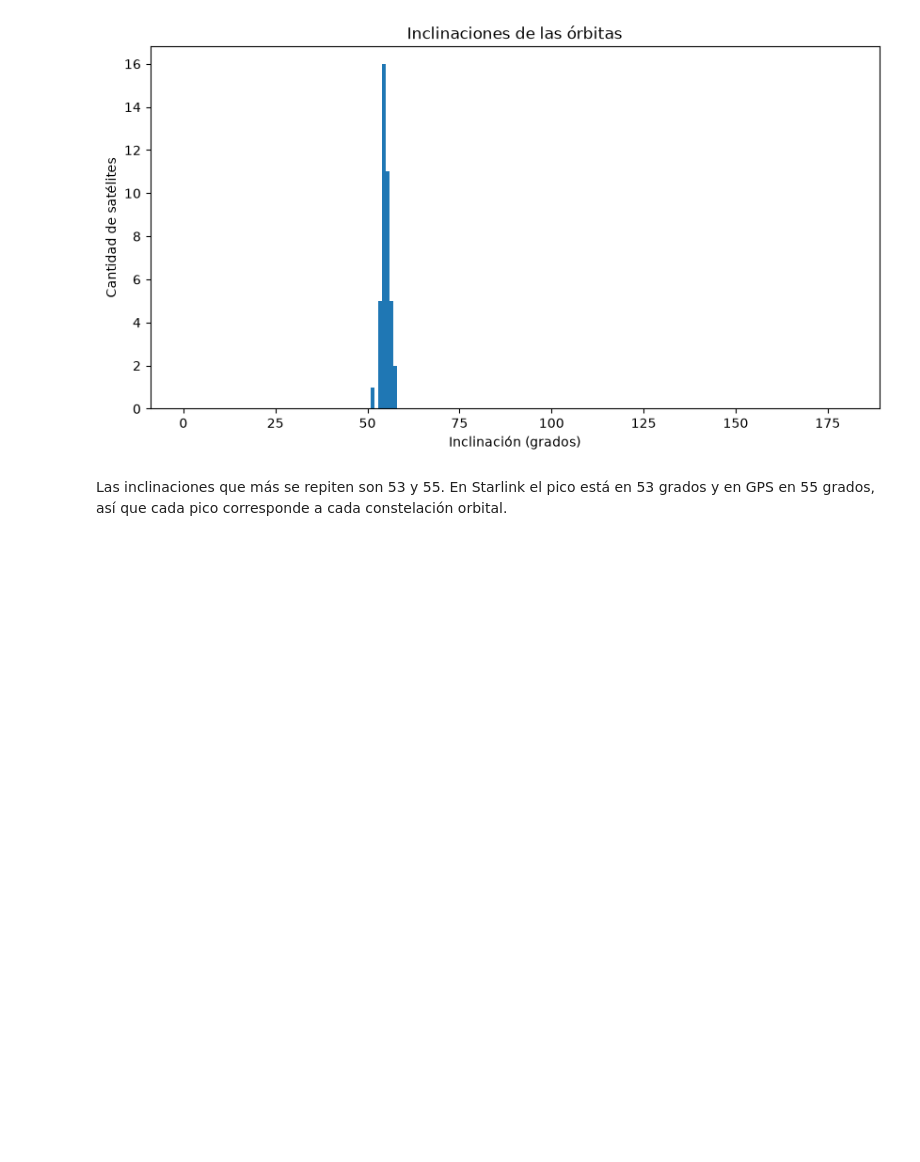
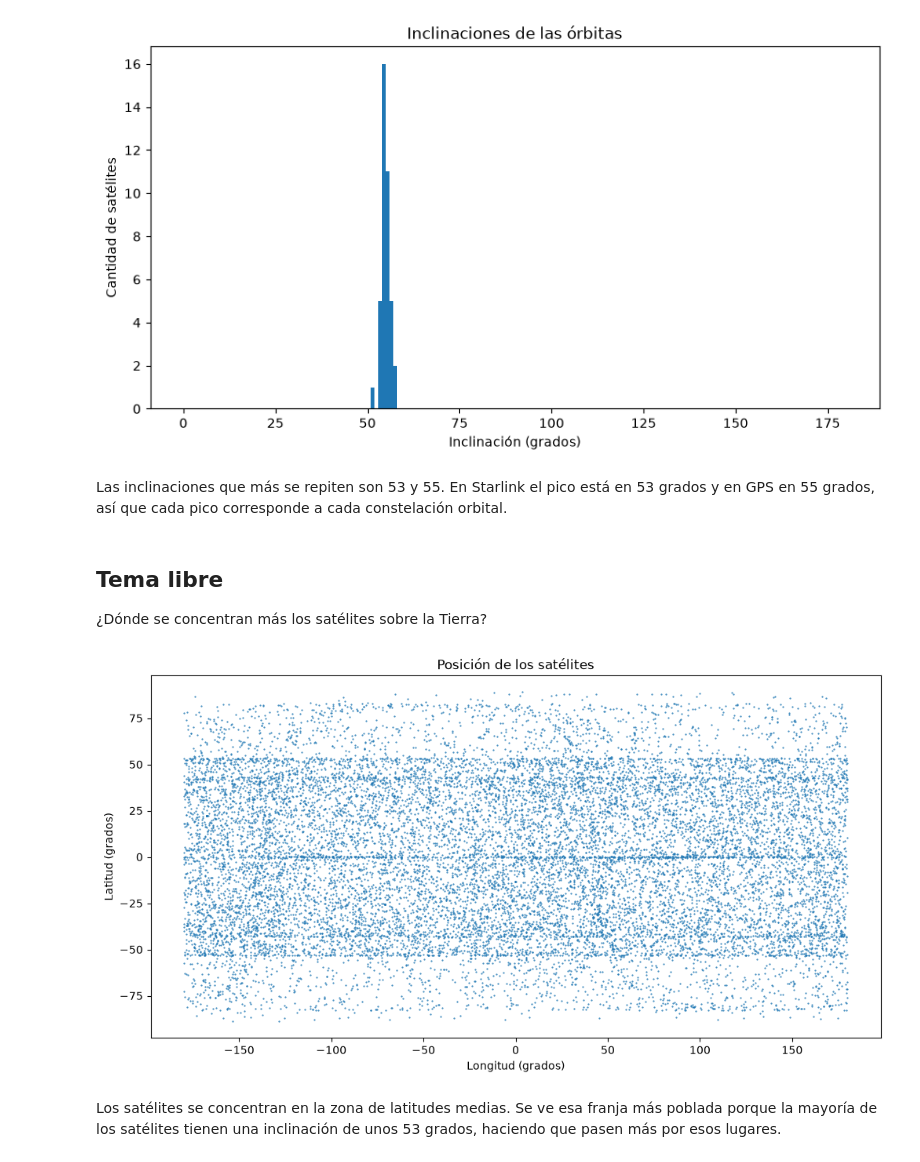
Before and after one commit to rubencea12-blip/Trabajo-Proyecto-Satelites, a Jupyter notebook: informe.ipynb, the cells around one changed output. Saved outputs shown, nothing was run; the diff lists cells and outputs as text; code cells hidden in the pictures; blank space fills up the shorter version.

Commit message:
agrego tema libre al informe

```diff
--- a/informe.ipynb
+++ b/informe.ipynb
@@ -247,3 +247,14 @@ histograma_inclinaciones(solo_gps, "inclinaciones_gps.png")
 [figure]
 # %% [markdown]
 Las inclinaciones que más se repiten son 53 y 55. En Starlink el pico está en 53 grados y en GPS en 55 grados, así que cada pico corresponde a cada constelación orbital.
+# %% [markdown]
+## Tema libre
+¿Dónde se concentran más los satélites sobre la Tierra?
+# %%
+from graficos import dispersion_posiciones
+
+dispersion_posiciones(satelites, "posiciones.png")
+# %% [output]
+[figure, added]
+# %% [markdown]
+Los satélites se concentran en la zona de latitudes medias. Se ve esa franja más poblada porque la mayoría de los satélites tienen una inclinación de unos 53 grados, haciendo que pasen más por esos lugares.
```
Also changed, not shown: parts of 8 cells of this notebook.
